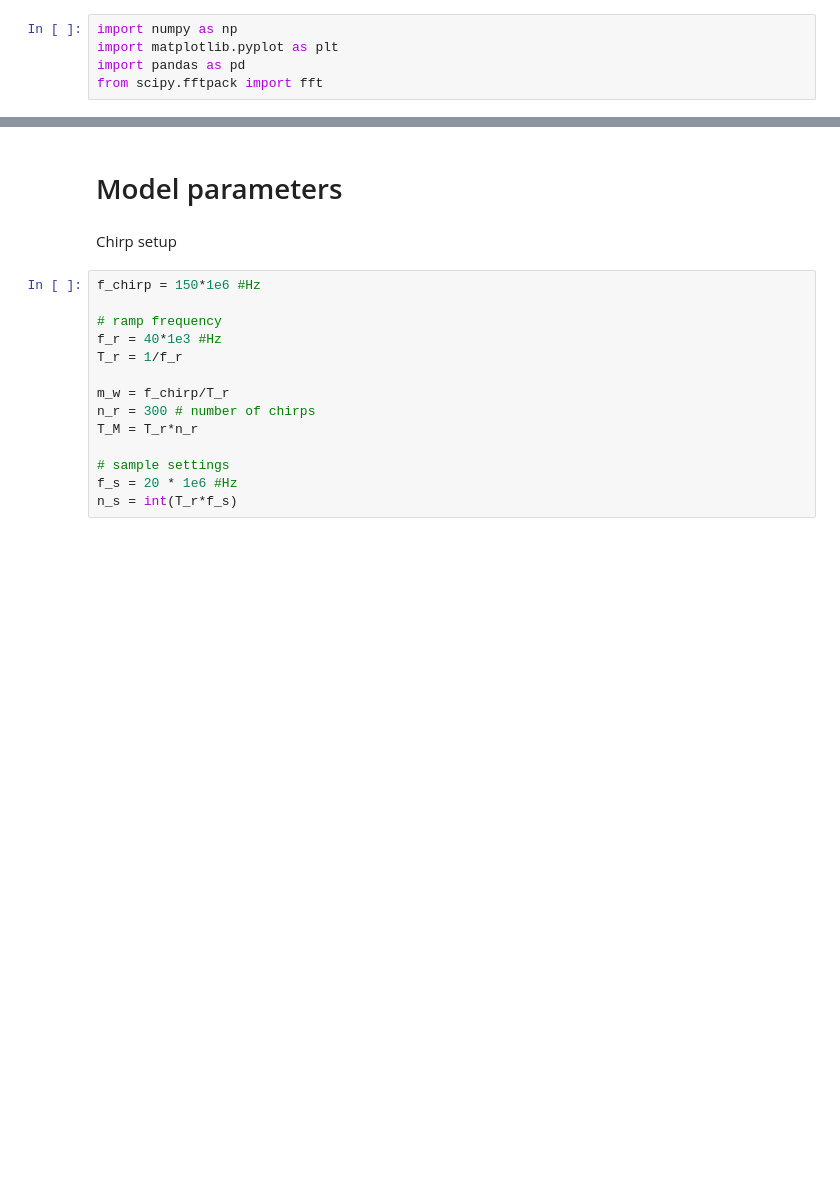
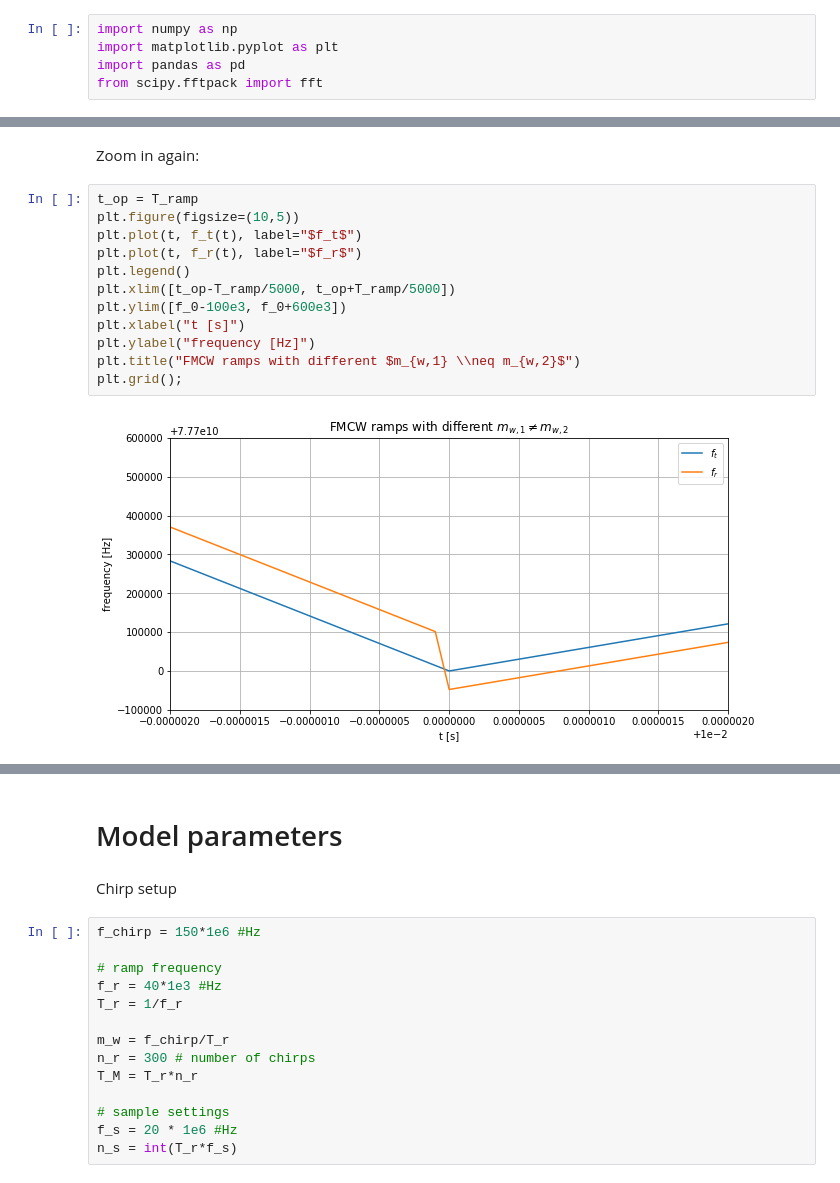
Before and after one commit to kopytjuk/python-fmcw, a Jupyter notebook: RADAR.ipynb, the cells around one changed output, grey strips where cells are left out. Drawn from its saved outputs; the diff is of its cells as text; blank space fills up the shorter version.

```diff
--- a/RADAR.ipynb
+++ b/RADAR.ipynb
@@ -46,0 +205,16 @@ print(plt_version)
+# %% [markdown]
+Zoom in again:
+# %%
+t_op = T_ramp
+plt.figure(figsize=(10,5))
+plt.plot(t, f_t(t), label="$f_t$")
+plt.plot(t, f_r(t), label="$f_r$")
+plt.legend()
+plt.xlim([t_op-T_ramp/5000, t_op+T_ramp/5000])
+plt.ylim([f_0-100e3, f_0+600e3])
+plt.xlabel("t [s]")
+plt.ylabel("frequency [Hz]")
+plt.title("FMCW ramps with different $m_{w,1} \\neq m_{w,2}$")
+plt.grid();
+# %% [output]
+[figure, added]
```
Also changed, not shown: parts of 29 cells of this notebook.
